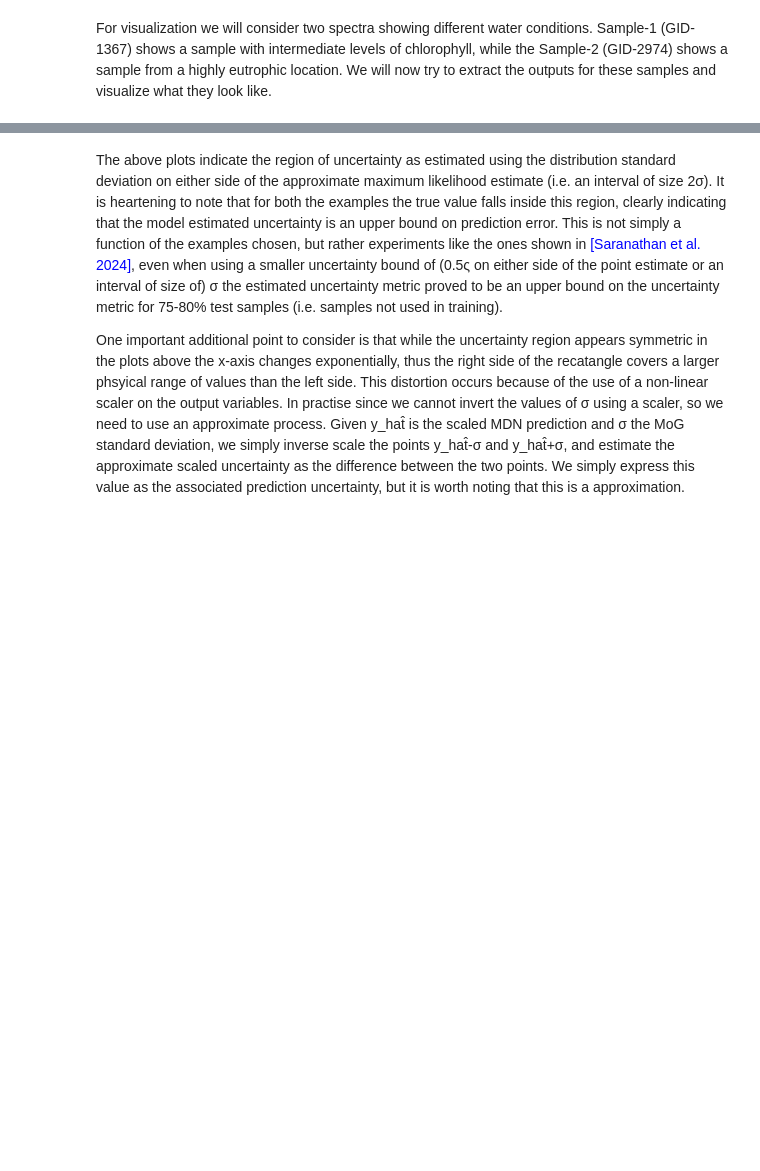
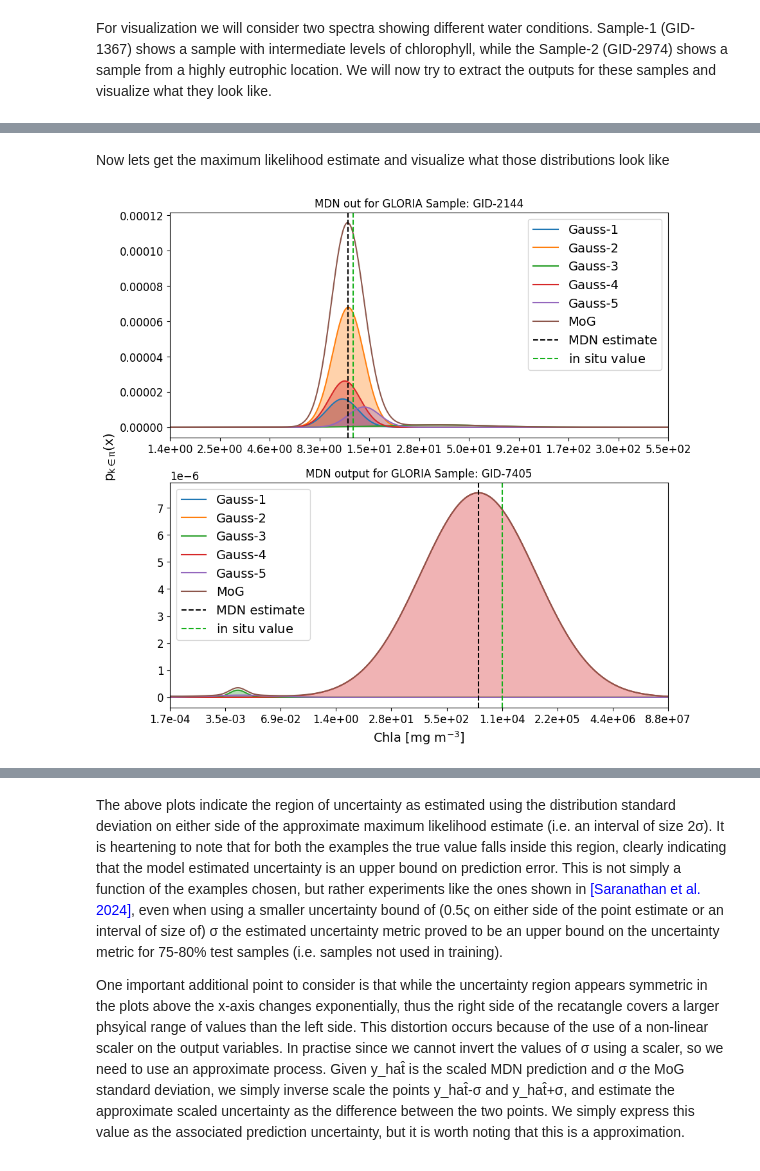
Before and after one commit to ryan-edward-oshea/MDN_tutorials, a Jupyter notebook: SC_2_MDN_product_uncertainty.ipynb, the cells around one changed output, grey strips where cells are left out. Drawn from its saved outputs; the diff is of its cells as text; code cells hidden in the pictures; blank space fills up the shorter version.

```diff
--- a/SC_2_MDN_product_uncertainty.ipynb
+++ b/SC_2_MDN_product_uncertainty.ipynb
@@ -251,0 +300,2 @@ findfont: Generic family 'sans-serif' not found because none of the following fa
+# %% [markdown]
+Now lets get the maximum likelihood estimate and visualize what those distributions look like
@@ -252 +305,52 @@ findfont: Generic family 'sans-serif' not found because none of the following fa
+# %%
+'Create a new figure to hold this information'
+fig3, ax = plt.subplots(2, 1, figsize= (10, 10))
+lims_plot  = [[-0.5, 0.5], [-2, 2.5]]
+ticks_range = [0.1,0.5]
+title_list = ["MDN out for GLORIA Sample: " + gid_data[idx_1][0].replace('_', '-'), "MDN output for GLORIA Sample: " + gid_data[idx_2][0].replace('_', '-')]
+ins_val = [y_data[idx_1], y_data[idx_2]]
+
+
+for ctr in range(2):
+    selected_model = mdn_preds_v2['selected_index'][ctr]
+    'Get the different MoG components'
+    scalery = mdn_preds_full['scalery'][selected_model]
+    weights = np.squeeze(mdn_preds_full['coefs'][selected_model][0][ctr, :])
+    mu = np.squeeze(mdn_preds_full['coefs'][selected_model][1][ctr, :])
+    var = np.squeeze(mdn_preds_full['coefs'][selected_model][2][ctr, :])     # we are squeezing this down as in this case we a univariate model
+    'Create a variable to hold the distribution'
+    y_prob = None
+    for ii in range(5):
+        x_values = np.arange(-2.5, 2.5, 1.e-5)
+        y_pdf = scipy.stats.norm(mu[ii], np.sqrt(var[ii]))
+        y_values = y_pdf.pdf(x_values)
+        y_values = y_values / y_values.sum()
+
+        if y_prob is None:
+            y_prob = weights[ii] * y_values
+        else:
+            y_prob += (weights[ii] * y_values)
+
+        loc = ticker.LinearLocator(numticks=int(round((lims_plot[ctr][1] - lims_plot[ctr][0])/ticks_range[ctr])+1))
+        fmt = ticker.FuncFormatter(lambda i, _: r"%1.1e" % (scalery.inverse_transform(i*np.ones((1,1)))))
+
+        ax[ctr].fill_between(np.squeeze(x_values), 0, weights[ii]*y_values, alpha=0.35)
+        ax[ctr].plot(np.squeeze(x_values), weights[ii]*y_values, linewidth=1.5, label=f"Gauss-{ii+1}")
+
+    y_prob = y_prob/y_prob.sum()
+    ax[ctr].plot(np.squeeze(x_values), y_prob, linewidth=1.5, label="MoG")
+    ax[ctr].axvline(x=mu[np.argmax(weights)], color='k', linestyle='--', label="MDN estimate")
+    ax[ctr].axvline(x=scalery.transform(ins_val[ctr]), color='xkcd:green', linestyle='--', label=r"$in~situ$ value")
+    ax[ctr].legend()
+    ax[ctr].set_xlim(lims_plot[ctr])
+    ax[ctr].set_title(title_list[ctr])
+    ax[ctr].xaxis.set_major_locator(loc)
+    ax[ctr].xaxis.set_major_formatter(fmt)
+    if ctr == 1:
+        ax[ctr].set_xlabel(r'Chla [$mg~m^{-3}$]')
+
+
+fig3.supylabel(r'p$_{k \in \pi}$(x)');
+# %% [output]
+[figure, added]
 # %% [markdown]
```
Also changed, not shown: parts of 20 cells of this notebook, 2 other files.
